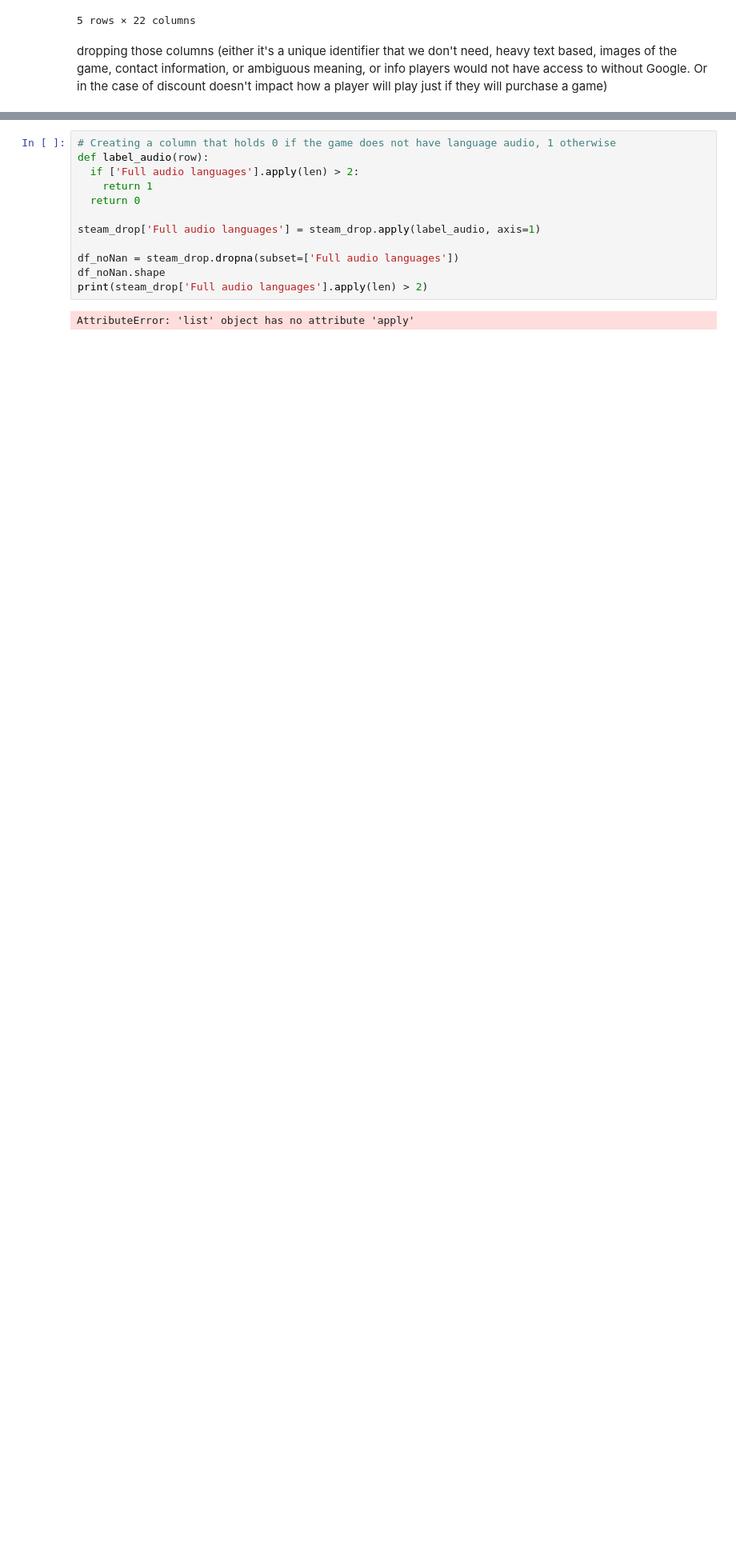
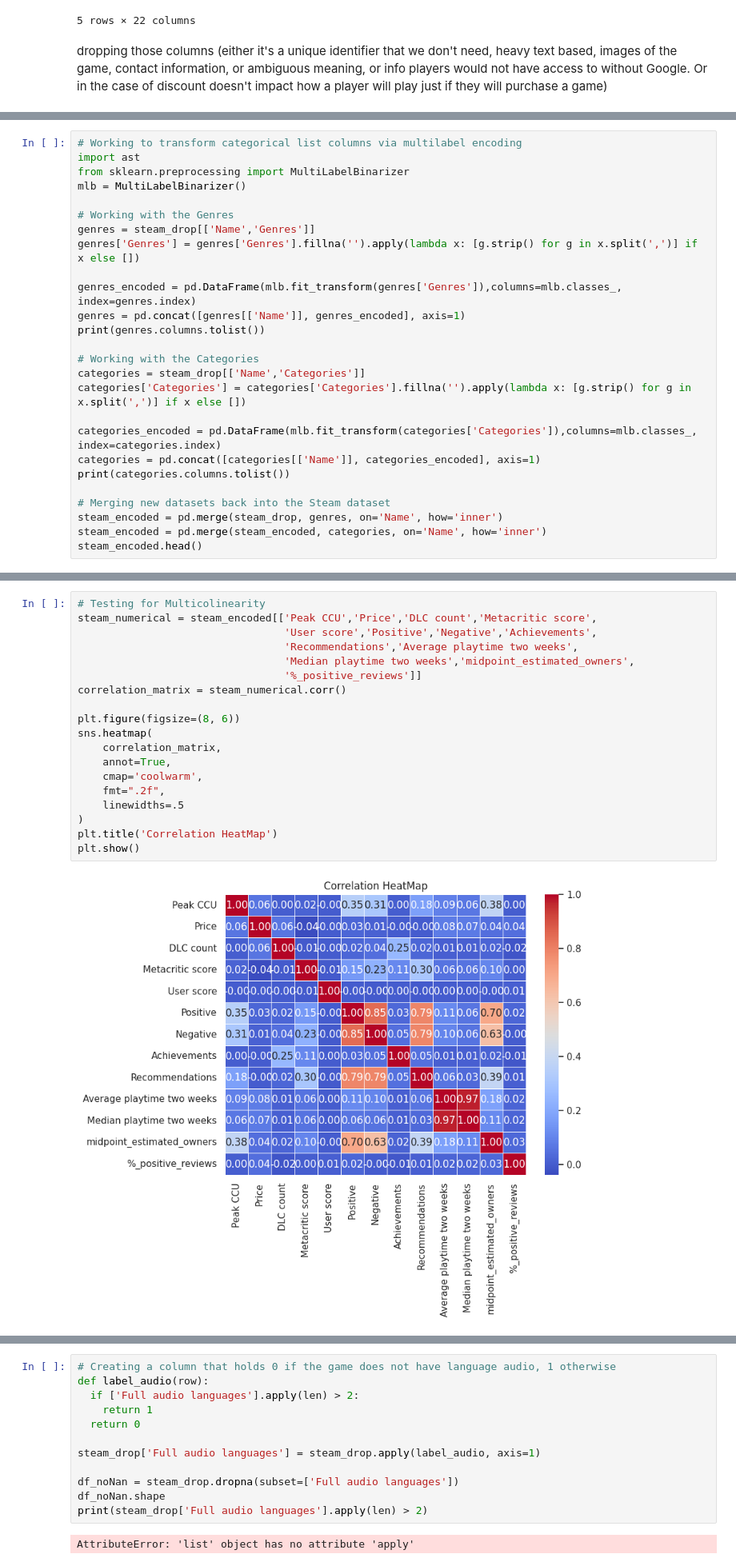
Before and after one commit to zakirangwala/esrb-wizard, a Jupyter notebook: notebooks/model_demo_colab.ipynb, the cells around one changed output, grey strips where cells are left out. Shown at 80% size. Cells and saved outputs as stored; diff of their text form; blank space fills up the shorter version.

```diff
--- a/notebooks/model_demo_colab.ipynb
+++ b/notebooks/model_demo_colab.ipynb
@@ -104,0 +153,26 @@ steam_drop['ESRB Rating'] = steam_drop.apply(label_ESRB, axis=1)
+# %%
+# Working to transform categorical list columns via multilabel encoding
+import ast
+from sklearn.preprocessing import MultiLabelBinarizer
+mlb = MultiLabelBinarizer()
+
+# Working with the Genres
+genres = steam_drop[['Name','Genres']]
+genres['Genres'] = genres['Genres'].fillna('').apply(lambda x: [g.strip() for g in x.split(',')] if x else [])
+
+genres_encoded = pd.DataFrame(mlb.fit_transform(genres['Genres']),columns=mlb.classes_, index=genres.index)
+genres = pd.concat([genres[['Name']], genres_encoded], axis=1)
+print(genres.columns.tolist())
+
+# Working with the Categories
+categories = steam_drop[['Name','Categories']]
+categories['Categories'] = categories['Categories'].fillna('').apply(lambda x: [g.strip() for g in x.split(',')] if x else [])
+
+categories_encoded = pd.DataFrame(mlb.fit_transform(categories['Categories']),columns=mlb.classes_, index=categories.index)
+categories = pd.concat([categories[['Name']], categories_encoded], axis=1)
+print(categories.columns.tolist())
+
+# Merging new datasets back into the Steam dataset
+steam_encoded = pd.merge(steam_drop, genres, on='Name', how='inner')
+steam_encoded = pd.merge(steam_encoded, categories, on='Name', how='inner')
+steam_encoded.head()
@@ -104,0 +201,21 @@ steam_drop['ESRB Rating'] = steam_drop.apply(label_ESRB, axis=1)
+# %%
+# Testing for Multicolinearity
+steam_numerical = steam_encoded[['Peak CCU','Price','DLC count','Metacritic score',
+                                 'User score','Positive','Negative','Achievements',
+                                 'Recommendations','Average playtime two weeks',
+                                 'Median playtime two weeks','midpoint_estimated_owners',
+                                 '%_positive_reviews']]
+correlation_matrix = steam_numerical.corr()
+
+plt.figure(figsize=(8, 6))
+sns.heatmap(
+    correlation_matrix,
+    annot=True,
+    cmap='coolwarm',
+    fmt=".2f",
+    linewidths=.5
+)
+plt.title('Correlation HeatMap')
+plt.show()
+# %% [output]
+[figure, added]
```
Also changed, not shown: parts of 18 cells of this notebook.
